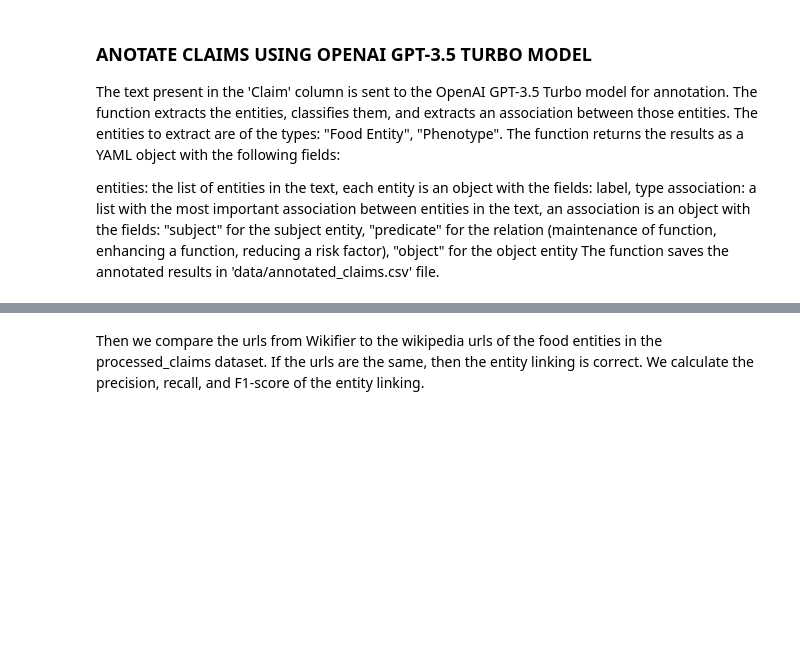
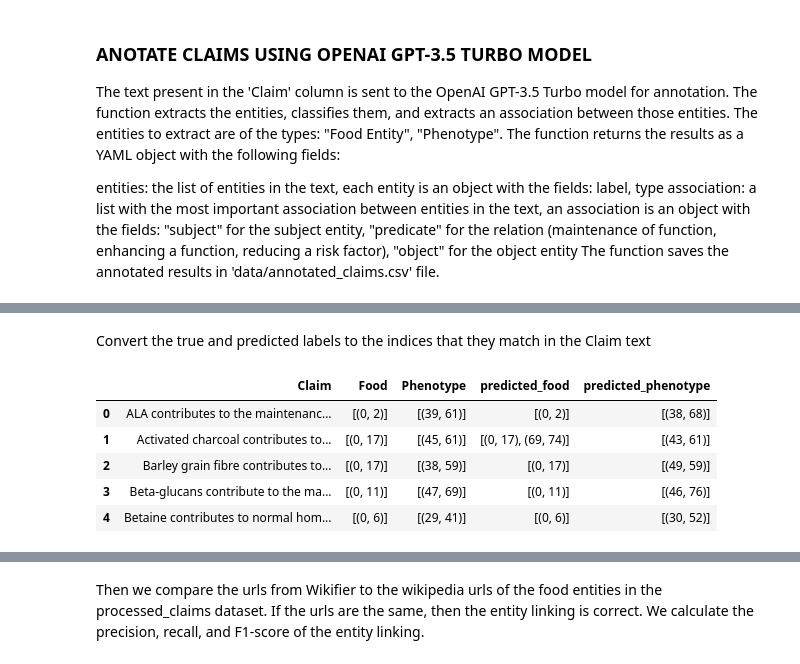
Before and after one commit to IgnacioCadarso/KG_construction_EFSA_HealthClaims, a Jupyter notebook: openaiannotate.ipynb, the cells around one changed output, grey strips where cells are left out. Cells and saved outputs as stored; diff of their text form; code cells hidden in the pictures; blank space fills up the shorter version.

```diff
--- a/openaiannotate.ipynb
+++ b/openaiannotate.ipynb
@@ -114,0 +80,24 @@ F1:  0.8040540540540542
+# %% [markdown]
+Convert the true and predicted labels to the indices that they match in the Claim text
+# %%
+from stringMatcher import longest_common_substring
+# Convert "Food" column to indices
+annotations_copy = annotations.copy()
+df_copy = df[['Claim','Food','Phenotype']].copy()
+annotations_copy['Food'] = annotations_copy.apply(lambda row: [longest_common_substring(row['Claim'],food) for food in ast.literal_eval(row['Food'])], axis=1)
+df_copy['Food'] = df_copy.apply(lambda row: [longest_common_substring(row['Claim'],food) for food in row['Food']], axis=1)
+# Convert "Phenotype" column to indices
+annotations_copy['Phenotype'] = annotations_copy.apply(lambda row: [longest_common_substring(row['Claim'],phenotype) for phenotype in ast.literal_eval(row['Phenotype'])], axis=1)
+df_copy['Phenotype'] = df_copy.apply(lambda row: [longest_common_substring(row['Claim'],phenotype) for phenotype in row['Phenotype']], axis=1)
+# Display the updated DataFrame
+indices_df = df_copy
+indices_df['predicted_food'] = annotations_copy['Food']
+indices_df['predicted_phenotype'] = annotations_copy['Phenotype']
+indices_df.head()
+# %% [output]
+|  | Claim | Food | Phenotype | predicted_food | predicted_phenotype |
+| 0 | ALA contributes to the maintenanc... | [(0, 2)] | [(39, 61)] | [(0, 2)] | [(38, 68)] |
+| 1 | Activated charcoal contributes to... | [(0, 17)] | [(45, 61)] | [(0, 17), (69, 74)] | [(43, 61)] |
+| 2 | Barley grain fibre contributes to... | [(0, 17)] | [(38, 59)] | [(0, 17)] | [(49, 59)] |
+| 3 | Beta-glucans contribute to the ma... | [(0, 11)] | [(47, 69)] | [(0, 11)] | [(46, 76)] |
+| 4 | Betaine contributes to normal hom... | [(0, 6)] | [(29, 41)] | [(0, 6)] | [(30, 52)] |
```
Also changed, not shown: parts of 30 cells of this notebook, 4 other files.
